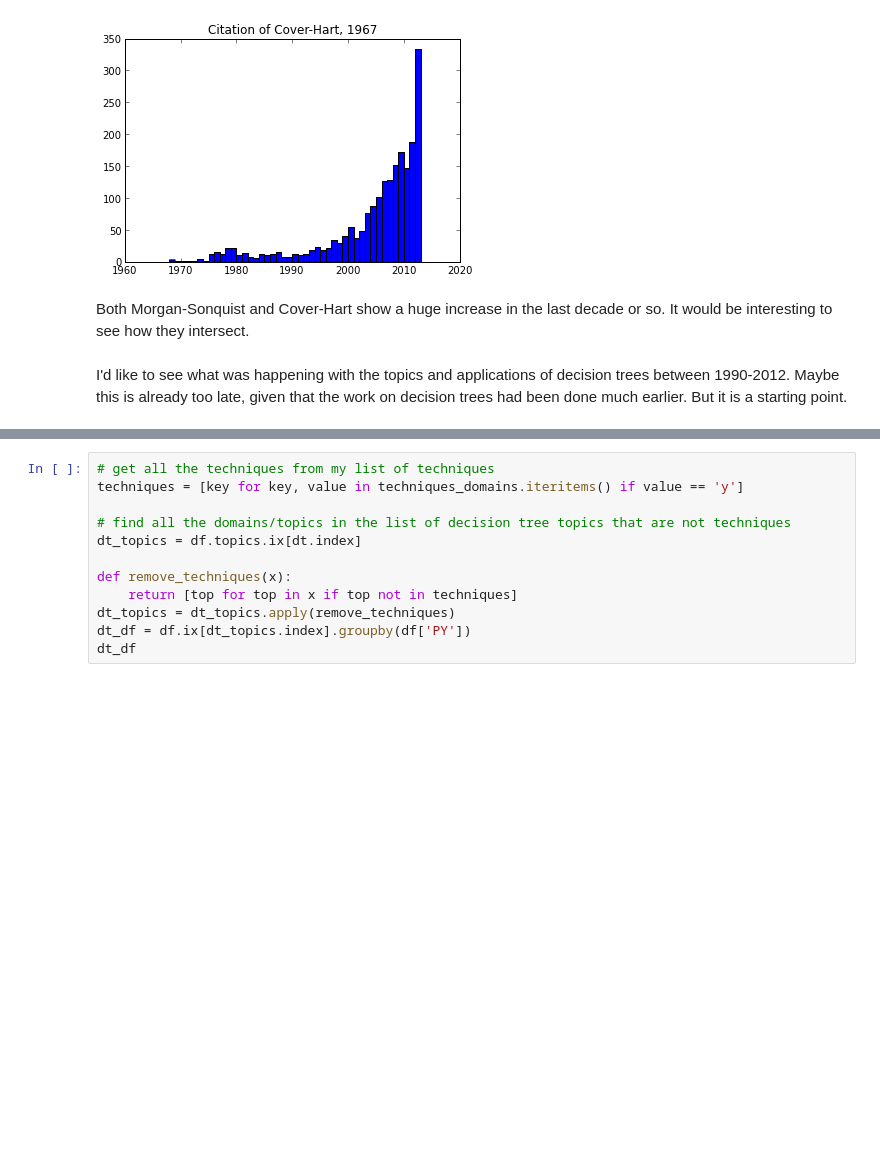
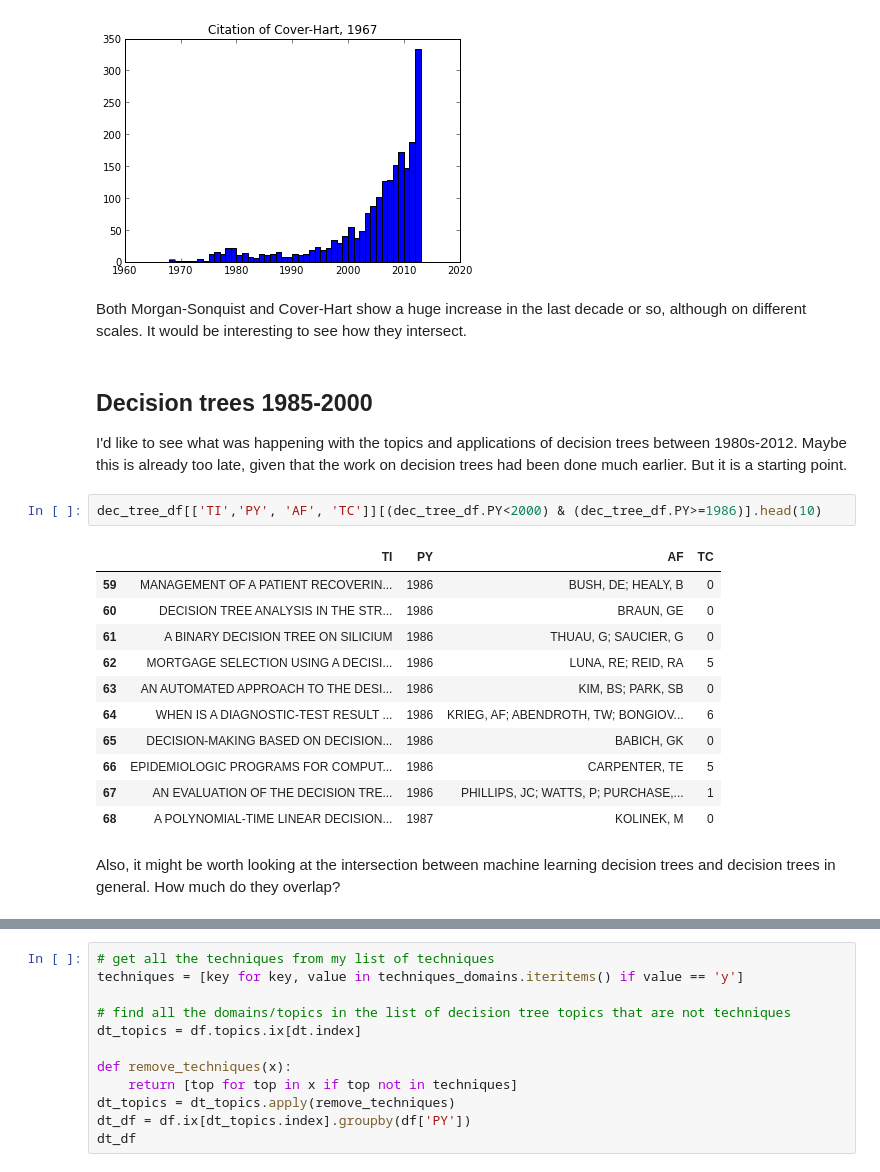
Before and after one commit to datapractice/machinelearners, a Jupyter notebook: ml_lit/svm_nn_dt_movement.ipynb, the cells around one changed output, grey strips where cells are left out. Drawn from its saved outputs; the diff is of its cells as text; blank space fills up the shorter version.

```diff
--- a/ml_lit/svm_nn_dt_movement.ipynb
+++ b/ml_lit/svm_nn_dt_movement.ipynb
@@ -125,6 +125,24 @@ plt.title('Citation of Cover-Hart, 1967')
 <matplotlib.text.Text at 0x...>
 [figure]
 # %% [markdown]
-Both Morgan-Sonquist and Cover-Hart show a huge increase in the last decade or so. It would be interesting to see how they intersect.
+Both Morgan-Sonquist and Cover-Hart show a huge increase in the last decade or so, although on different scales. It would be interesting to see how they intersect.
 # %% [markdown]
-I'd like to see what was happening with the topics and applications of decision trees between 1990-2012. Maybe this is already too late, given that the work on decision trees had been done much earlier. But it is a starting point.
+## Decision trees 1985-2000
+
+I'd like to see what was happening with the topics and applications of decision trees between 1980s-2012. Maybe this is already too late, given that the work on decision trees had been done much earlier. But it is a starting point.
+# %%
+dec_tree_df[['TI','PY', 'AF', 'TC']][(dec_tree_df.PY<2000) & (dec_tree_df.PY>=1986)].head(10)
+# %% [output]
+|  | TI | PY | AF | TC |
+| 59 | MANAGEMENT OF A PATIENT RECOVERIN... | 1986 | BUSH, DE; HEALY, B | 0 |
+| 60 | DECISION TREE ANALYSIS IN THE STR... | 1986 | BRAUN, GE | 0 |
+| 61 | A BINARY DECISION TREE ON SILICIUM | 1986 | THUAU, G; SAUCIER, G | 0 |
+| 62 | MORTGAGE SELECTION USING A DECISI... | 1986 | LUNA, RE; REID, RA | 5 |
+| 63 | AN AUTOMATED APPROACH TO THE DESI... | 1986 | KIM, BS; PARK, SB | 0 |
+| 64 | WHEN IS A DIAGNOSTIC-TEST RESULT ... | 1986 | KRIEG, AF; ABENDROTH, TW; BONGIOV... | 6 |
+| 65 | DECISION-MAKING BASED ON DECISION... | 1986 | BABICH, GK | 0 |
+| 66 | EPIDEMIOLOGIC PROGRAMS FOR COMPUT... | 1986 | CARPENTER, TE | 5 |
+| 67 | AN EVALUATION OF THE DECISION TRE... | 1986 | PHILLIPS, JC; WATTS, P; PURCHASE,... | 1 |
+| 68 | A POLYNOMIAL-TIME LINEAR DECISION... | 1987 | KOLINEK, M | 0 |
+# %% [markdown]
+Also, it might be worth looking at the intersection between machine learning decision trees and decision trees in general. How much do they overlap?
```
Also changed, not shown: parts of 6 cells of this notebook, 6 other files.
